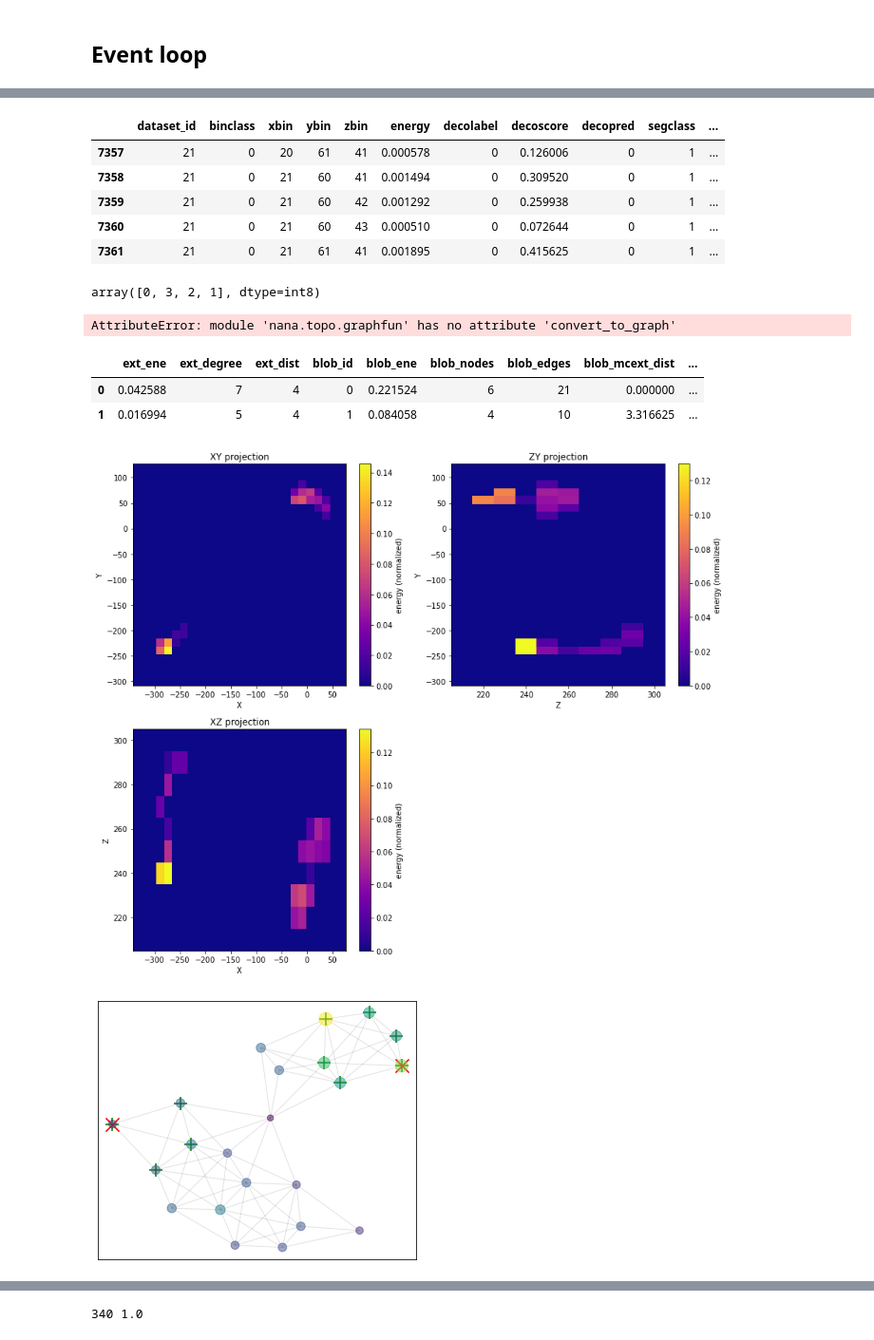
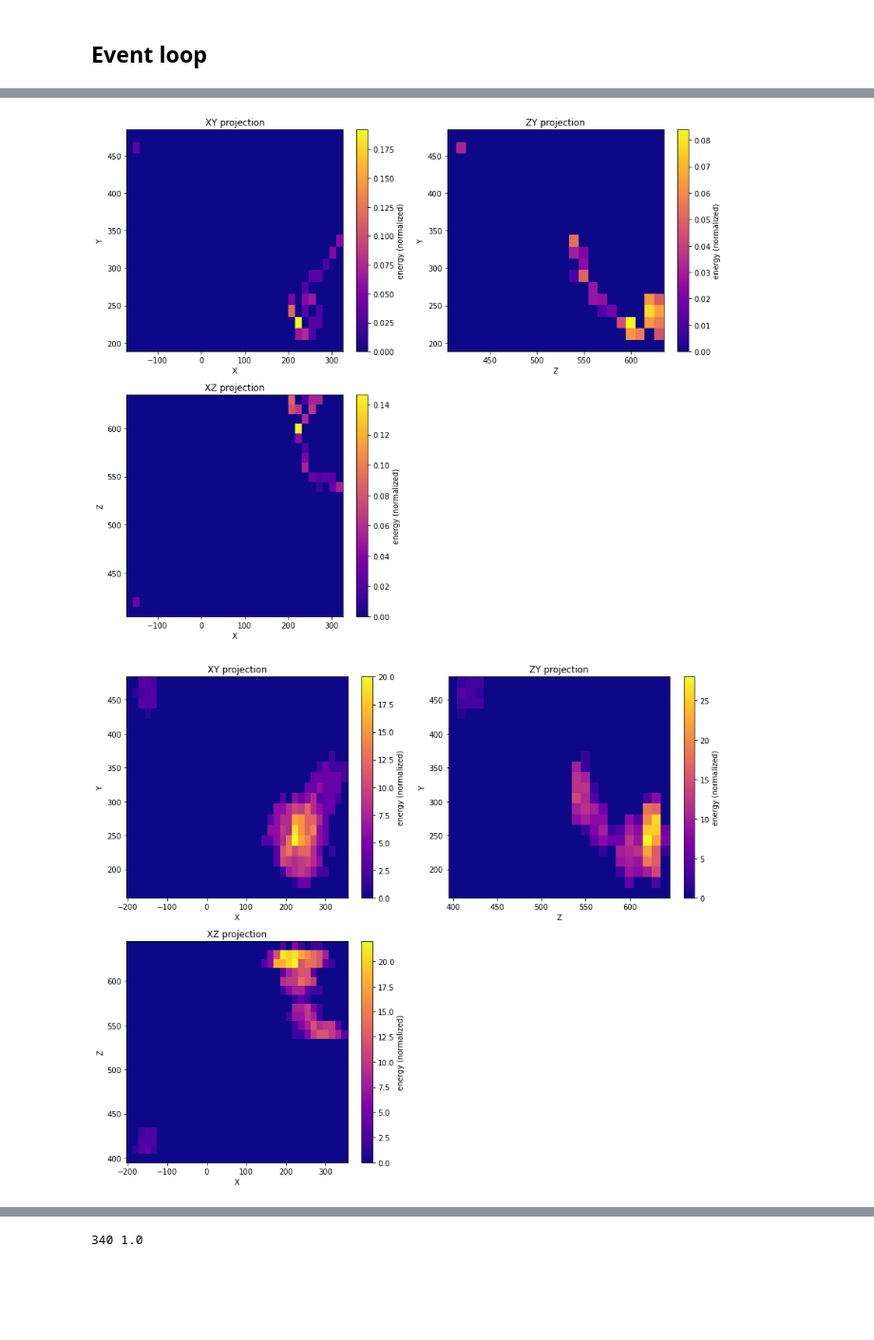
Before and after one commit to jahernando/nextana, a Jupyter notebook: NB/topo/zora.ipynb, the cells around one changed output, grey strips where cells are left out. Shown at 95% size. Cells and saved outputs as stored; diff of their text form; code cells hidden in the pictures; blank space fills up the shorter version.

Commit message:
adapting the display

```diff
--- a/NB/topo/zora.ipynb
+++ b/NB/topo/zora.ipynb
@@ -92,36 +100,6 @@ evt = evtdata.get_group(ievt)
-# %%
-evt.head()
-# %% [output]
-|  | dataset_id | binclass | xbin | ybin | zbin | energy | decolabel | decoscore | decopred | segclass | ... |
-| 7357 | 21 | 0 | 20 | 61 | 41 | 0.000578 | 0 | 0.126006 | 0 | 1 | ... |
-| 7358 | 21 | 0 | 21 | 60 | 41 | 0.001494 | 0 | 0.309520 | 0 | 1 | ... |
-| 7359 | 21 | 0 | 21 | 60 | 42 | 0.001292 | 0 | 0.259938 | 0 | 1 | ... |
-| 7360 | 21 | 0 | 21 | 60 | 43 | 0.000510 | 0 | 0.072644 | 0 | 1 | ... |
-| 7361 | 21 | 0 | 21 | 61 | 41 | 0.001895 | 0 | 0.415625 | 0 | 1 | ... |
-# %%
-evt.segclass.unique()
-# %% [output]
-array([0, 3, 2, 1], dtype=int8)
-# %%
-zevt = zora.zora_event(evt, bin_info, bin_widths)
-# %% [output]
-AttributeError: module 'nana.topo.graphfun' has no attribute 'convert_to_graph'
-# %%
-coors = evtfun.get_coors(evt, bin_info)
-ene   = evt.enecn.values
-bins  = evtfun.get_bins(coors, bin_widths)
-evtfun.event_display(coors, bins = bins, ene = ene);
-
-pltext.canvas(1, 1)
-longest_graph = zevt['longest_graph']
-extremes      = zevt['extremes']
-blobs        = zevt['blobs']
-graphfun.display_graph(longest_graph, extremes, blobs)
-
-zevt['summary'].head()
-# %% [output]
-|  | ext_ene | ext_degree | ext_dist | blob_id | blob_ene | blob_nodes | blob_edges | blob_mcext_dist | ... |
-| 0 | 0.042588 | 7 | 4 | 0 | 0.221524 | 6 | 21 | 0.000000 | ... |
-| 1 | 0.016994 | 5 | 4 | 1 | 0.084058 | 4 | 10 | 3.316625 | ... |
-[figure, removed]
-[figure, removed]
+# %%
+evtfun.display_event(evt, bin_info, 'enecn')
+evtfun.display_event(evt, bin_info, 'segclass')
+# %% [output]
+[figure, added]
+[figure, added]
```
Also changed, not shown: parts of 5 cells of this notebook, 4 other files.
